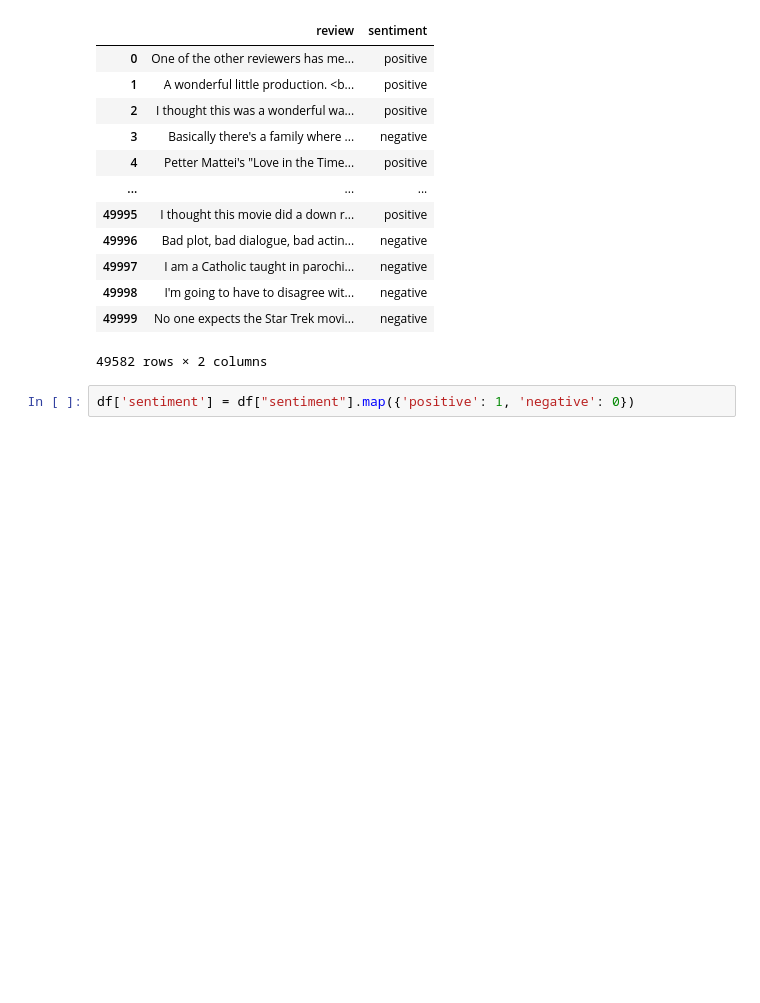
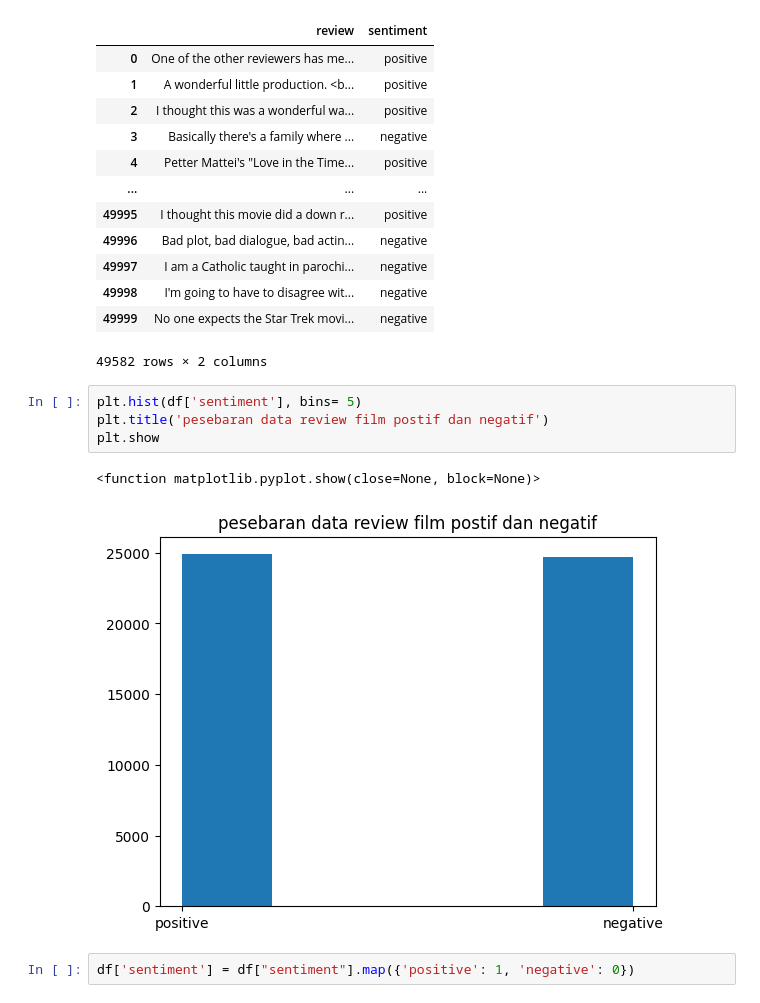
Before and after one commit to amrullh/review_film_analys_embeding, a Jupyter notebook: basic-DL.ipynb, the cells around one changed output. Drawn from its saved outputs; the diff is of its cells as text; blank space fills up the shorter version.

Commit message:
visualitation label

```diff
--- a/basic-DL.ipynb
+++ b/basic-DL.ipynb
@@ -63,6 +63,13 @@ df
 | 49998 | I'm going to have to disagree wit... | negative |
 | 49999 | No one expects the Star Trek movi... | negative |
 49582 rows × 2 columns
+# %%
+plt.hist(df['sentiment'], bins= 5)
+plt.title('pesebaran data review film postif dan negatif')
+plt.show
+# %% [output]
+<function matplotlib.pyplot.show(close=None, block=None)>
+[figure, added]
 # %%
 df['sentiment'] = df["sentiment"].map({'positive': 1, 'negative': 0})
 # %% [output]
```
